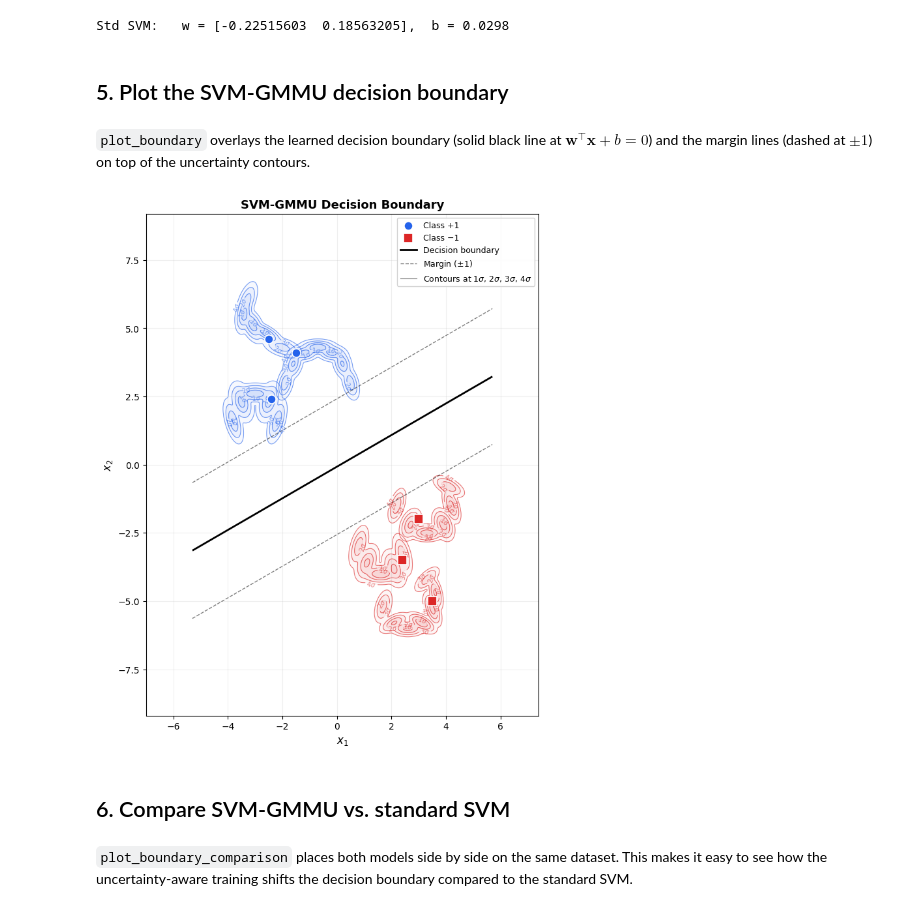
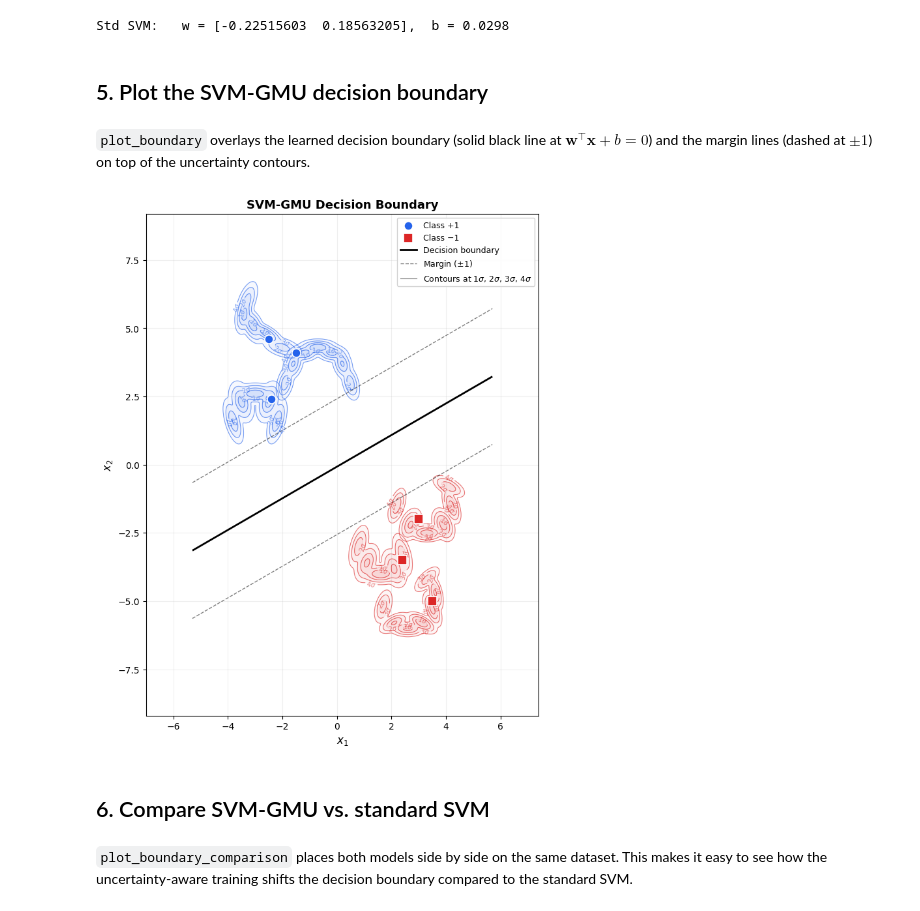
Before and after one commit to SushrutGaikwad/svm-gmu, a Jupyter notebook: examples/banana_crescent.ipynb, the cells around one changed output. Saved outputs shown, nothing was run; the diff lists cells and outputs as text; code cells hidden in the pictures.

```diff
--- a/examples/banana_crescent.ipynb
+++ b/examples/banana_crescent.ipynb
@@ -235,5 +235,5 @@ We now train the SVM-GMMU model, passing the full GMM uncertainty for each sampl
 # %%
-model_gmmu = SvmGmmu(
+model_gmu = SvmGmu(
     lam=0.01,
     max_iter=50,
     batch_size=6,
@@ -241,7 +241,7 @@ model_gmmu = SvmGmmu(
     verbose=True,
     log_interval=2,
 )
-model_gmmu.fit(X, y, sample_uncertainty=sample_uncertainty)
+model_gmu.fit(X, y, sample_uncertainty=sample_uncertainty)
 # %% [output]
   iter      2 / 50  |  objective = 0.125000
   iter      4 / 50  |  objective = 0.031250
@@ -271,7 +270,7 @@ SVM-GMMU:  w = [-0.23296699  0.40175399],  b = 0.0293
 # %% [markdown]
 For comparison, we train the same model without any uncertainty information. When `sample_uncertainty` is omitted, each sample is treated as a point mass and the model reduces to a standard linear SVM.
 # %%
-model_svm = SvmGmmu(
+model_svm = SvmGmu(
     lam=0.01,
     max_iter=5000,
     batch_size=6,
@@ -293,20 +292,20 @@ print(f"\nStd SVM:   w = {model_svm.coef_},  b = {model_svm.intercept_:.4f}")
 # %% [output]
 Std SVM:   w = [-0.22515603  0.18563205],  b = 0.0298
 # %% [markdown]
-## 5. Plot the SVM-GMMU decision boundary
+## 5. Plot the SVM-GMU decision boundary
 # %% [markdown]
 `plot_boundary` overlays the learned decision boundary (solid black line at $\mathbf{w}^\intercal \mathbf{x} + b = 0$) and the margin lines (dashed at $\pm 1$) on top of the uncertainty contours.
 # %%
 fig, ax = plot_boundary(
-    X, y, sample_uncertainty, model_gmmu,
+    X, y, sample_uncertainty, model_gmu,
     sigmas=(1, 2, 3, 4),
     figsize=(10, 10),
-    title="SVM-GMMU Decision Boundary",
+    title="SVM-GMU Decision Boundary",
 )
 # %% [output]
-[figure, old version]
+[figure, new version]
 # %% [markdown]
-## 6. Compare SVM-GMMU vs. standard SVM
+## 6. Compare SVM-GMU vs. standard SVM
 # %% [markdown]
 `plot_boundary_comparison` places both models side by side on the same dataset. This makes it easy to see how the uncertainty-aware training shifts the decision boundary compared to the standard SVM.
 # %%
```
Also changed, not shown: parts of 13 cells of this notebook.
